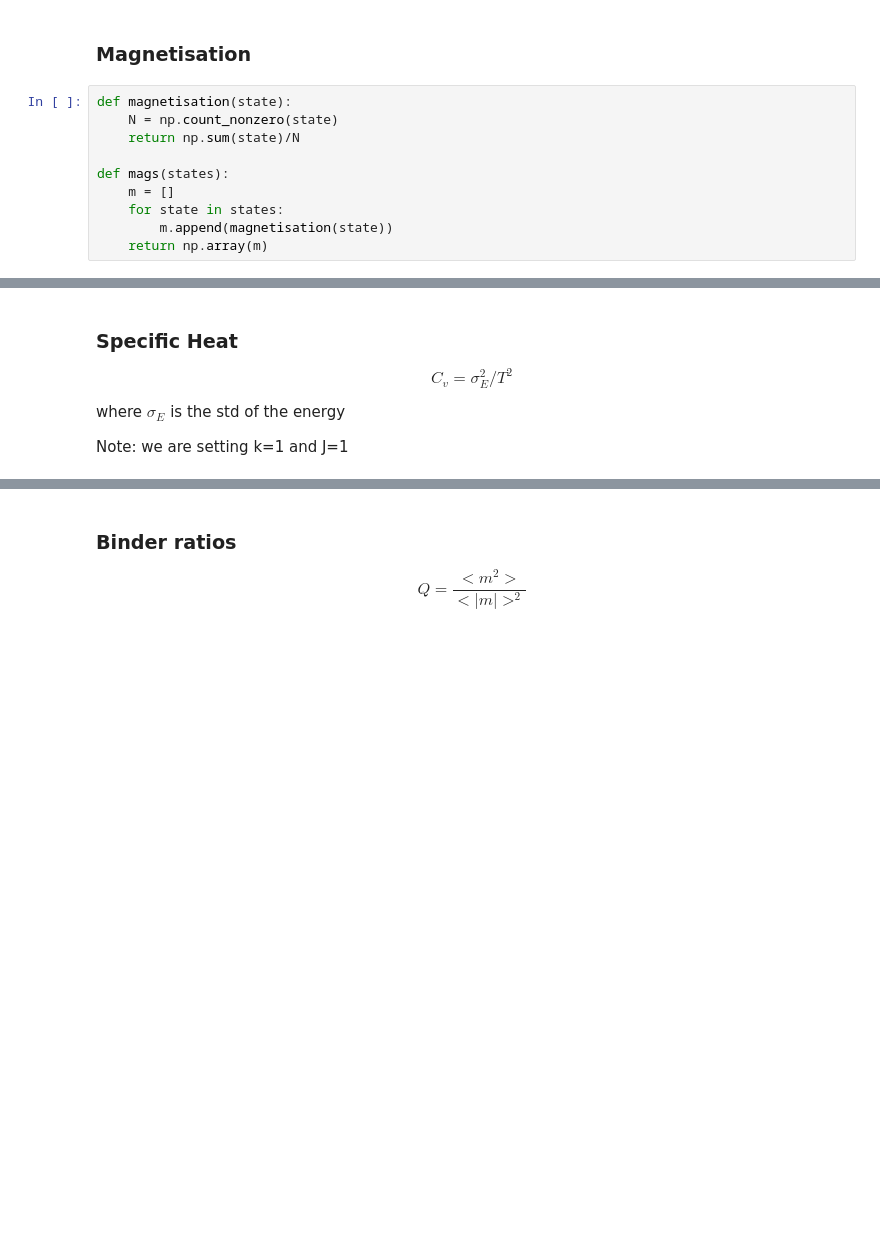
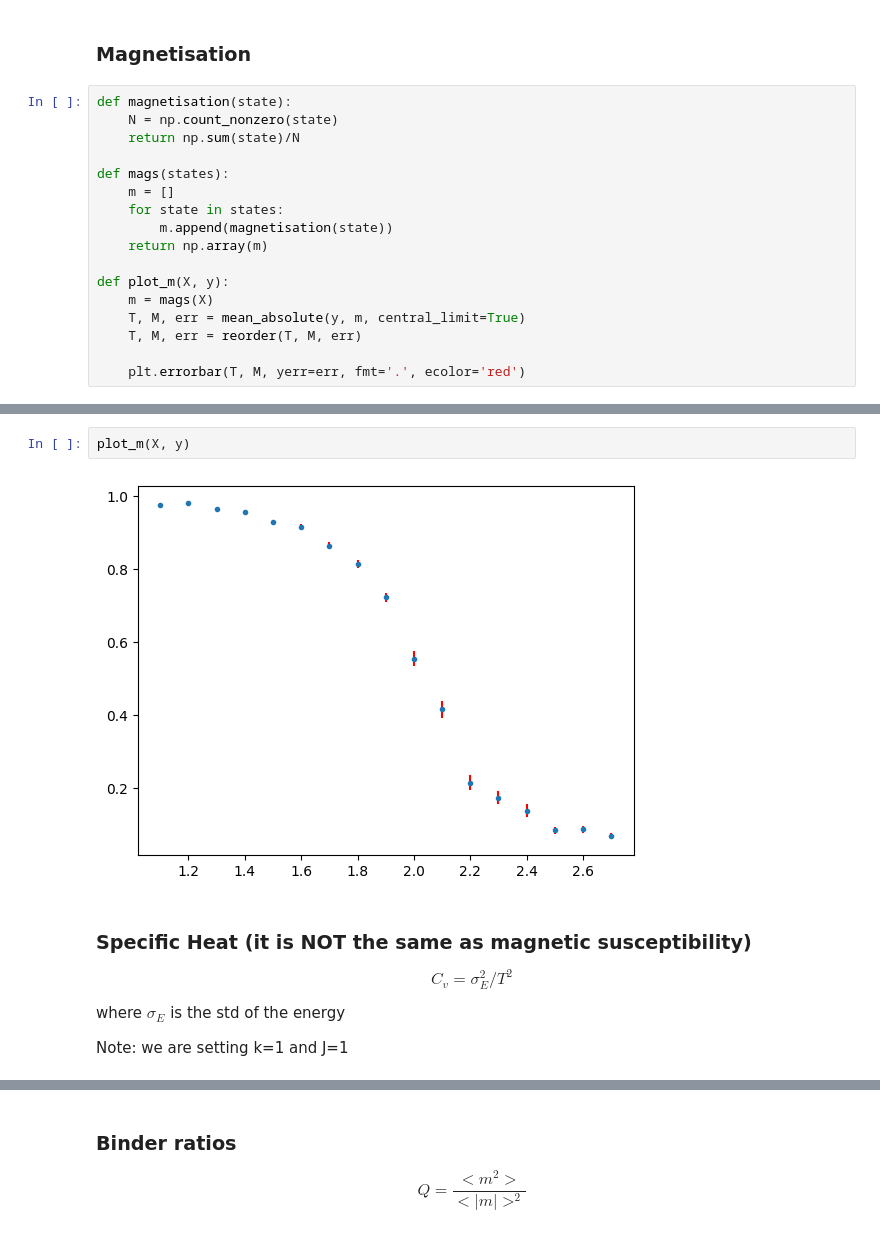
Before and after one commit to knottwill/Dilute-Ising-MachineLearning, a Jupyter notebook: Analysis.ipynb, the cells around one changed output, grey strips where cells are left out. Drawn from its saved outputs; the diff is of its cells as text; blank space fills up the shorter version.

```diff
--- a/Analysis.ipynb
+++ b/Analysis.ipynb
@@ -73,3 +123,10 @@ def mags(states):
     for state in states:
         m.append(magnetisation(state))
     return np.array(m)
+
+def plot_m(X, y):
+    m = mags(X)
+    T, M, err = mean_absolute(y, m, central_limit=True)
+    T, M, err = reorder(T, M, err)
+
+    plt.errorbar(T, M, yerr=err, fmt='.', ecolor='red')
@@ -110,5 +133,9 @@ ax2.errorbar(T50_, M50_, yerr=err50_, fmt='.', ecolor='red')
+# %%
+plot_m(X, y)
+# %% [output]
+[figure, added]
 # %% [markdown]
-### Specific Heat
+### Specific Heat (it is NOT the same as magnetic susceptibility)
 
 $$ C_v = \sigma_E^2/T^2 $$
 
```
Also changed, not shown: parts of 38 cells of this notebook, 1 other file.
